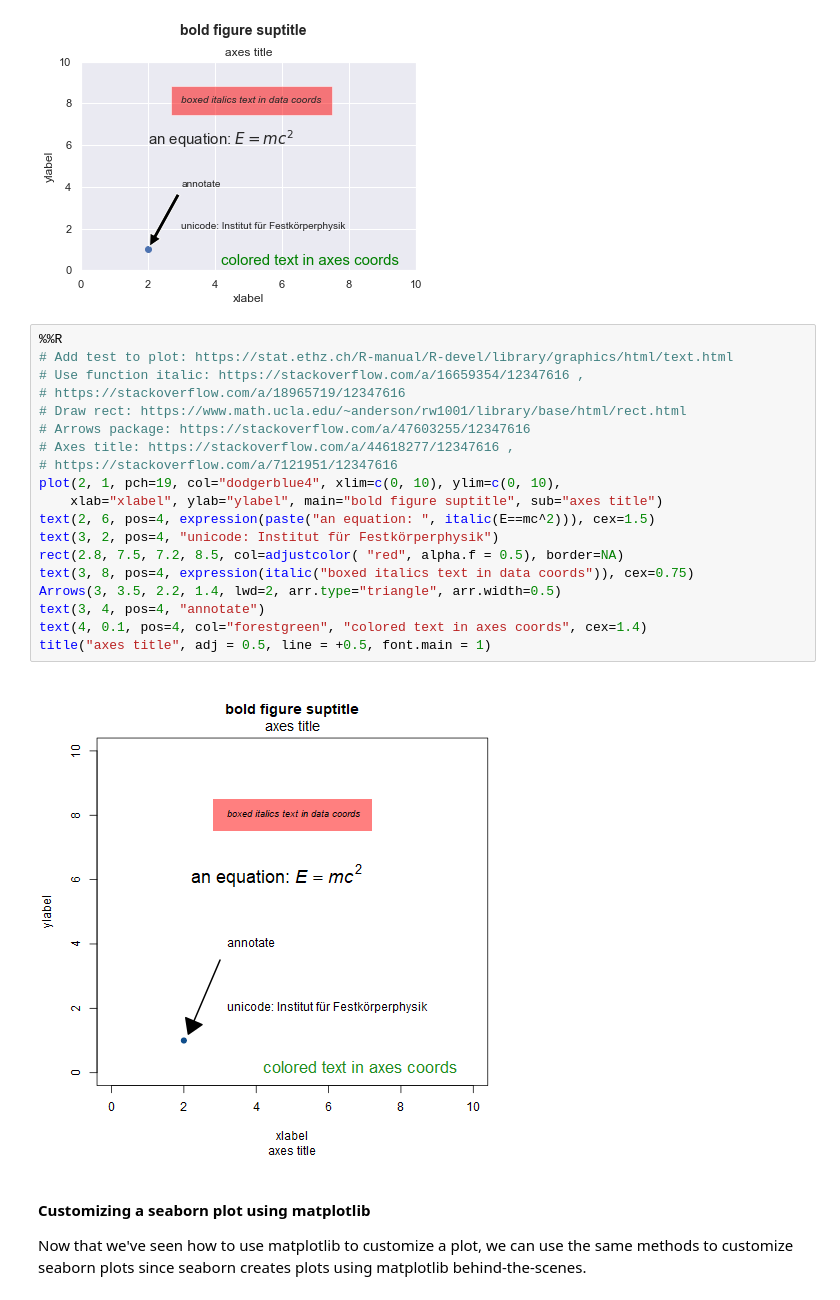
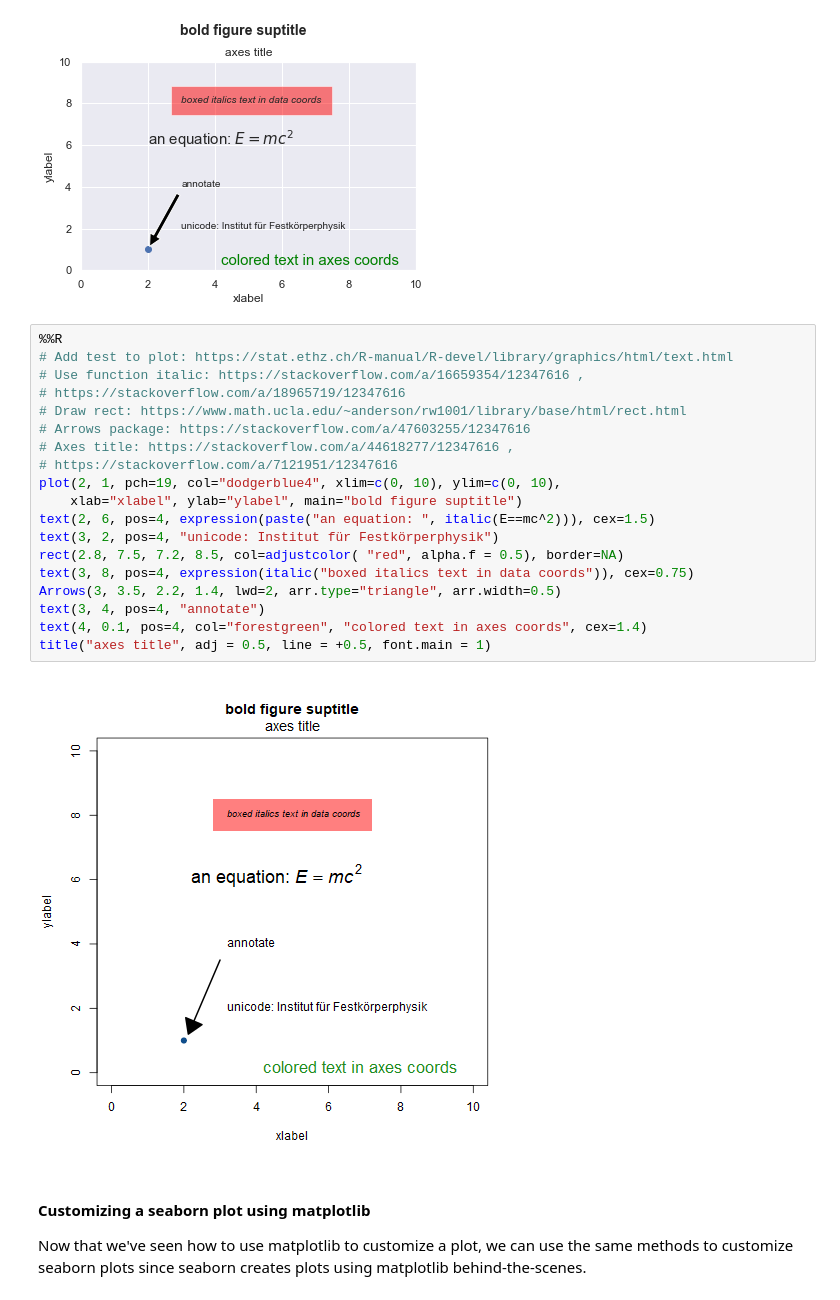
Before and after one commit to kurbaniec/everything-data-science, a Jupyter notebook: Data-Visualization/Anpassung-von-Plots.ipynb, the cells around one changed output. Drawn from its saved outputs; the diff is of its cells as text.

Commit message:
Plots on customizing plots page done

```diff
--- a/Data-Visualization/Anpassung-von-Plots.ipynb
+++ b/Data-Visualization/Anpassung-von-Plots.ipynb
@@ -264,24 +264,24 @@ ax.axis([0, 10, 0, 10]);
 # %%
 %%R
 # Add test to plot: https://stat.ethz.ch/R-manual/R-devel/library/graphics/html/text.html
 # Use function italic: https://stackoverflow.com/a/16659354/12347616 ,
 # https://stackoverflow.com/a/18965719/12347616
 # Draw rect: https://www.math.ucla.edu/~anderson/rw1001/library/base/html/rect.html
 # Arrows package: https://stackoverflow.com/a/47603255/12347616
 # Axes title: https://stackoverflow.com/a/44618277/12347616 ,
 # https://stackoverflow.com/a/7121951/12347616
 plot(2, 1, pch=19, col="dodgerblue4", xlim=c(0, 10), ylim=c(0, 10),
-    xlab="xlabel", ylab="ylabel", main="bold figure suptitle", sub="axes title")
+    xlab="xlabel", ylab="ylabel", main="bold figure suptitle")
 text(2, 6, pos=4, expression(paste("an equation: ", italic(E==mc^2))), cex=1.5)
 text(3, 2, pos=4, "unicode: Institut für Festkörperphysik")
 rect(2.8, 7.5, 7.2, 8.5, col=adjustcolor( "red", alpha.f = 0.5), border=NA)
 text(3, 8, pos=4, expression(italic("boxed italics text in data coords")), cex=0.75)
 Arrows(3, 3.5, 2.2, 1.4, lwd=2, arr.type="triangle", arr.width=0.5)
 text(3, 4, pos=4, "annotate")
 text(4, 0.1, pos=4, col="forestgreen", "colored text in axes coords", cex=1.4)
 title("axes title", adj = 0.5, line = +0.5, font.main = 1)
 # %% [output]
-[figure, old version]
+[figure, new version]
 # %% [markdown]
 #### Customizing a seaborn plot using matplotlib
 Now that we've seen how to use matplotlib to customize a plot, we can use the same methods to customize seaborn plots since seaborn creates plots using matplotlib behind-the-scenes.
```
Also changed, not shown: parts of 2 cells of this notebook.
